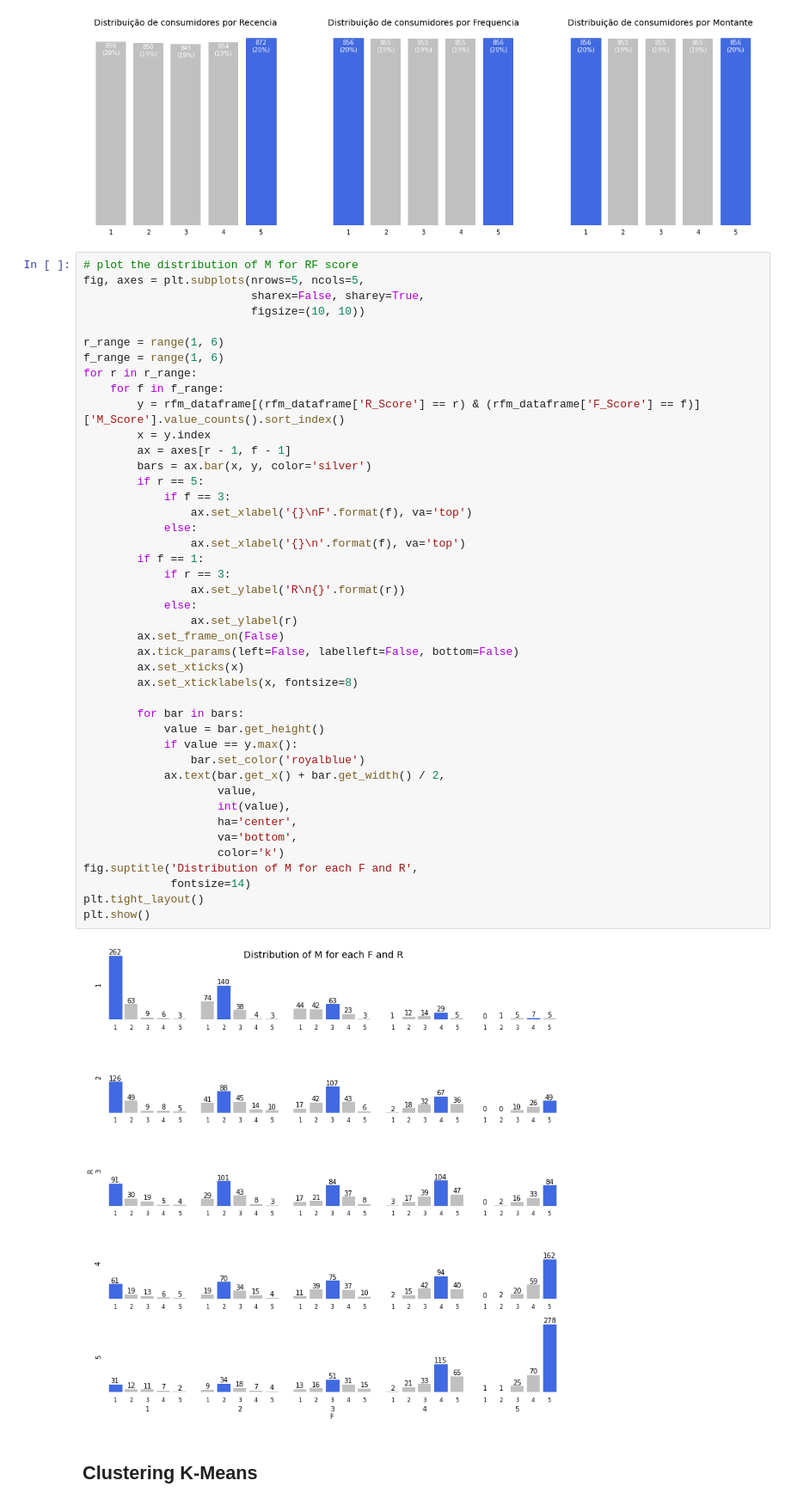
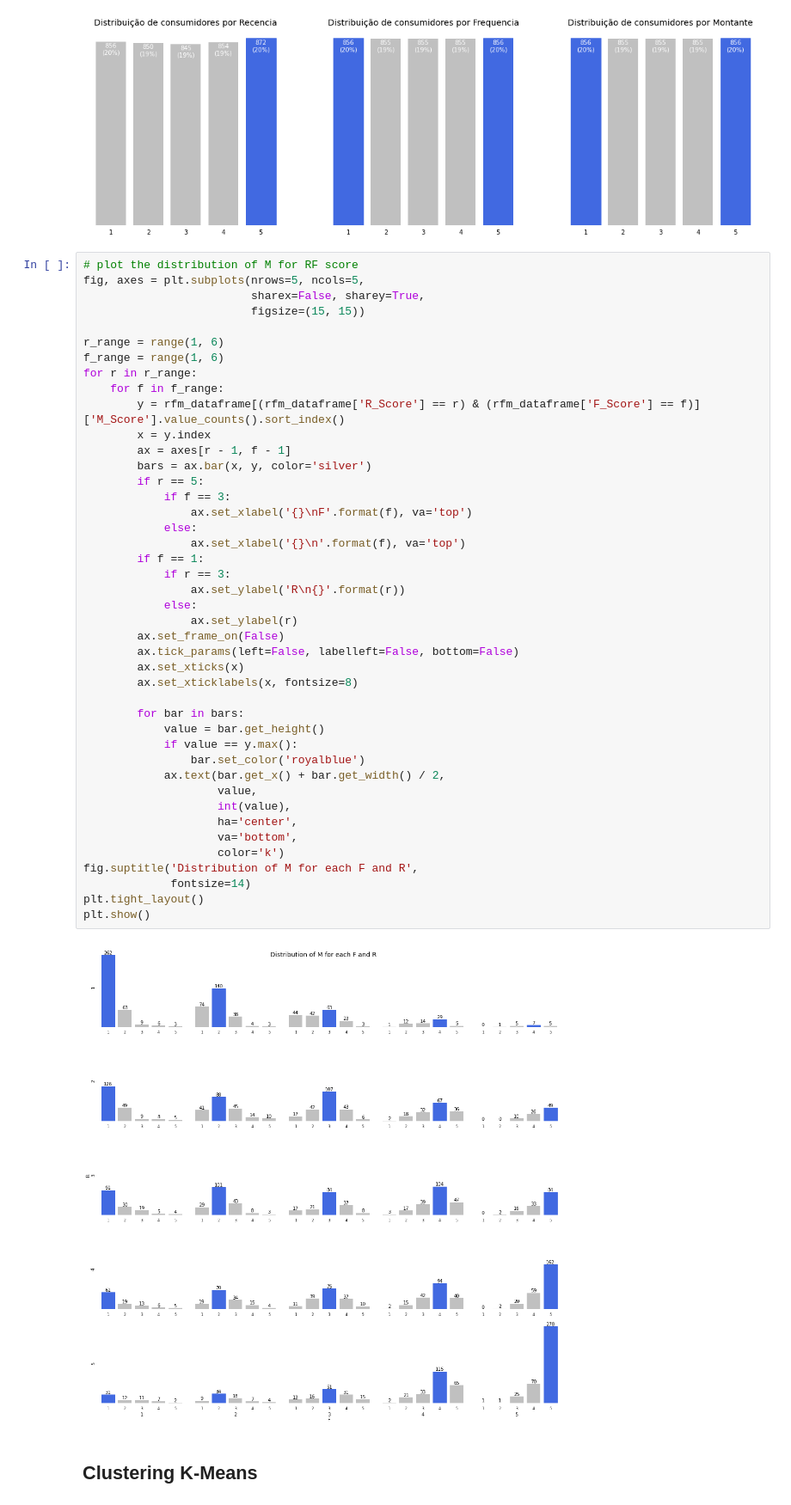
Before and after one commit to wander-asb/Customer_Segmentation, a Jupyter notebook: Segmentação_de_consumidores.ipynb, the cells around one changed output. Shown: that part at 86% size. Saved outputs shown, nothing was run; the diff lists cells and outputs as text.

```diff
--- a/Segmentação_de_consumidores.ipynb
+++ b/Segmentação_de_consumidores.ipynb
@@ -200,7 +202,7 @@ plt.show()
 # plot the distribution of M for RF score
 fig, axes = plt.subplots(nrows=5, ncols=5,
                          sharex=False, sharey=True,
-                         figsize=(10, 10))
+                         figsize=(15, 15))
 
 r_range = range(1, 6)
 f_range = range(1, 6)
@@ -213,34 +215,34 @@ for r in r_range:
         if r == 5:
             if f == 3:
                 ax.set_xlabel('{}\nF'.format(f), va='top')
             else:
                 ax.set_xlabel('{}\n'.format(f), va='top')
         if f == 1:
             if r == 3:
                 ax.set_ylabel('R\n{}'.format(r))
             else:
                 ax.set_ylabel(r)
         ax.set_frame_on(False)
         ax.tick_params(left=False, labelleft=False, bottom=False)
         ax.set_xticks(x)
         ax.set_xticklabels(x, fontsize=8)
 
         for bar in bars:
             value = bar.get_height()
             if value == y.max():
                 bar.set_color('royalblue')
             ax.text(bar.get_x() + bar.get_width() / 2,
                     value,
                     int(value),
                     ha='center',
                     va='bottom',
                     color='k')
 fig.suptitle('Distribution of M for each F and R',
              fontsize=14)
 plt.tight_layout()
 plt.show()
 # %% [output]
-[figure, old version]
+[figure, new version]
 # %% [markdown]
 ## Clustering K-Means
 # %%
```
Also changed, not shown: parts of 10 cells of this notebook.
